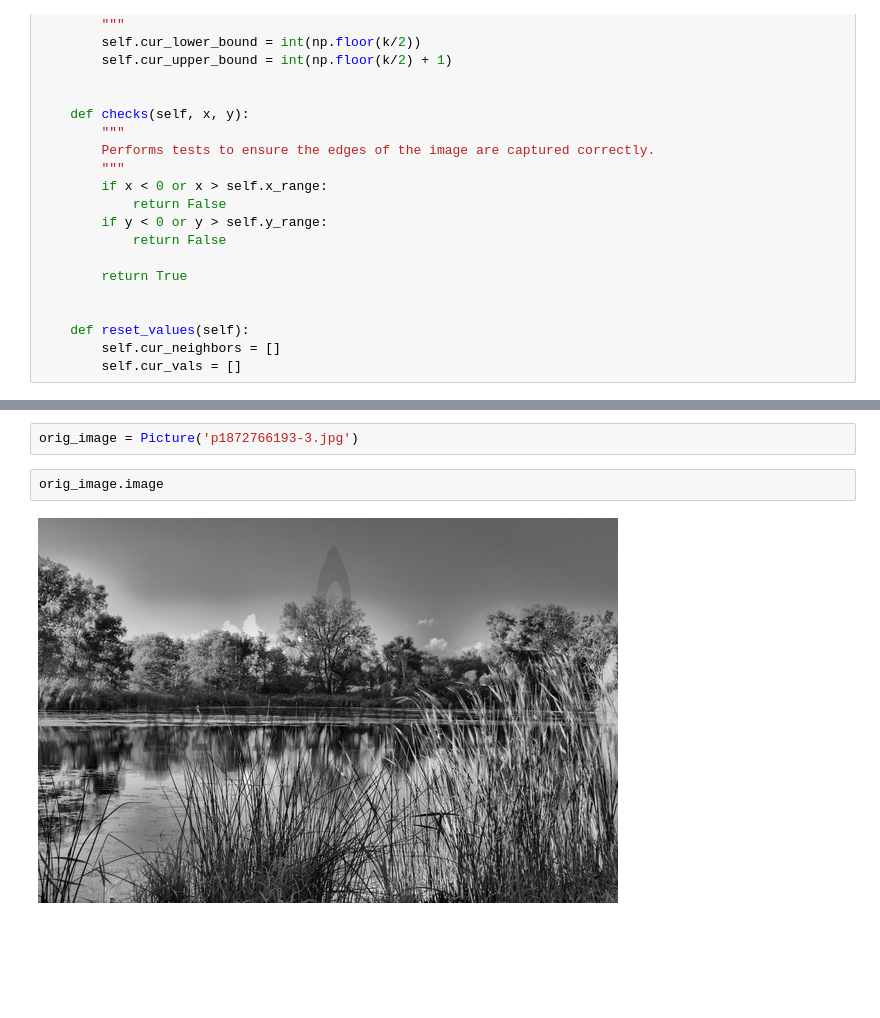
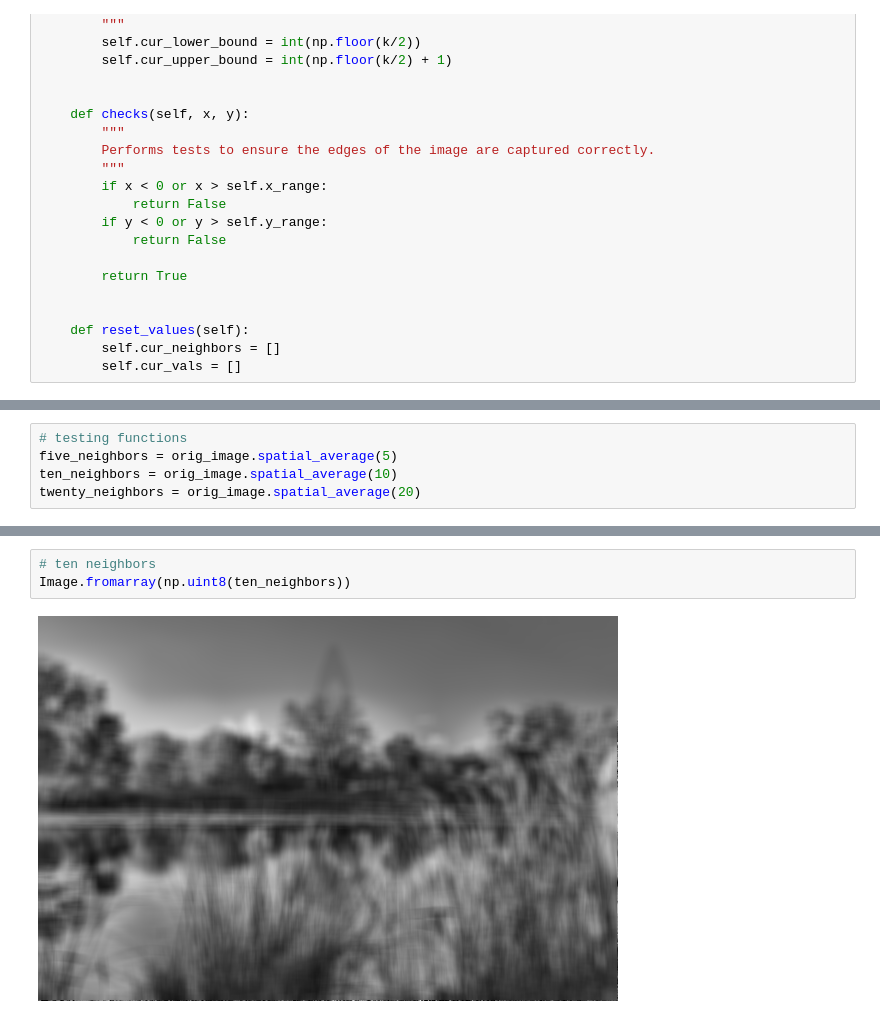
Before and after one commit to abzdel/ECE588-Image-and-Video-Processing, a Jupyter notebook: week1hwclean.ipynb, the cells around one changed output, grey strips where cells are left out. Cells and saved outputs as stored; diff of their text form; blank space fills up the shorter version.

```diff
--- a/week1hwclean.ipynb
+++ b/week1hwclean.ipynb
@@ -134 +140,6 @@ new_image = orig_image.spatial_average(5)
+# %%
+# testing functions
+five_neighbors = orig_image.spatial_average(5)
+ten_neighbors = orig_image.spatial_average(10)
+twenty_neighbors = orig_image.spatial_average(20)
 # %%
@@ -136,8 +148,7 @@ Image.fromarray(np.uint8(new_image))
 # %% [output]
 [figure]
-# %%
-orig_image = Picture('p1872766193-3.jpg')
-# %%
-orig_image.image
-# %% [output]
-[figure, removed]
+# %%
+# ten neighbors
+Image.fromarray(np.uint8(ten_neighbors))
+# %% [output]
+[figure, added]
```
Also changed, not shown: parts of 6 cells of this notebook.
